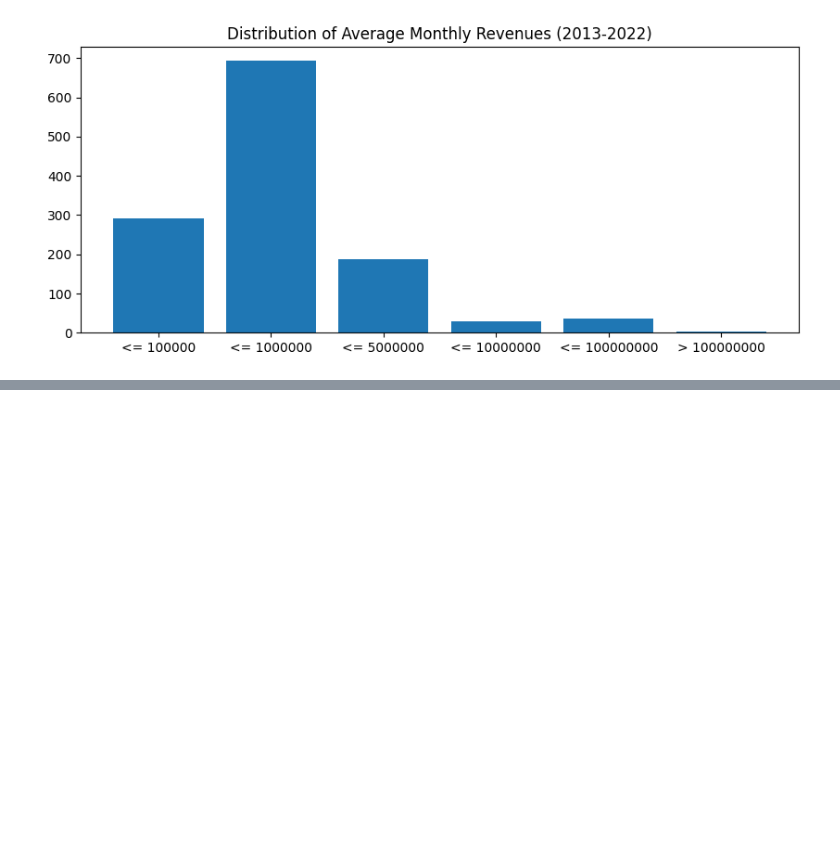
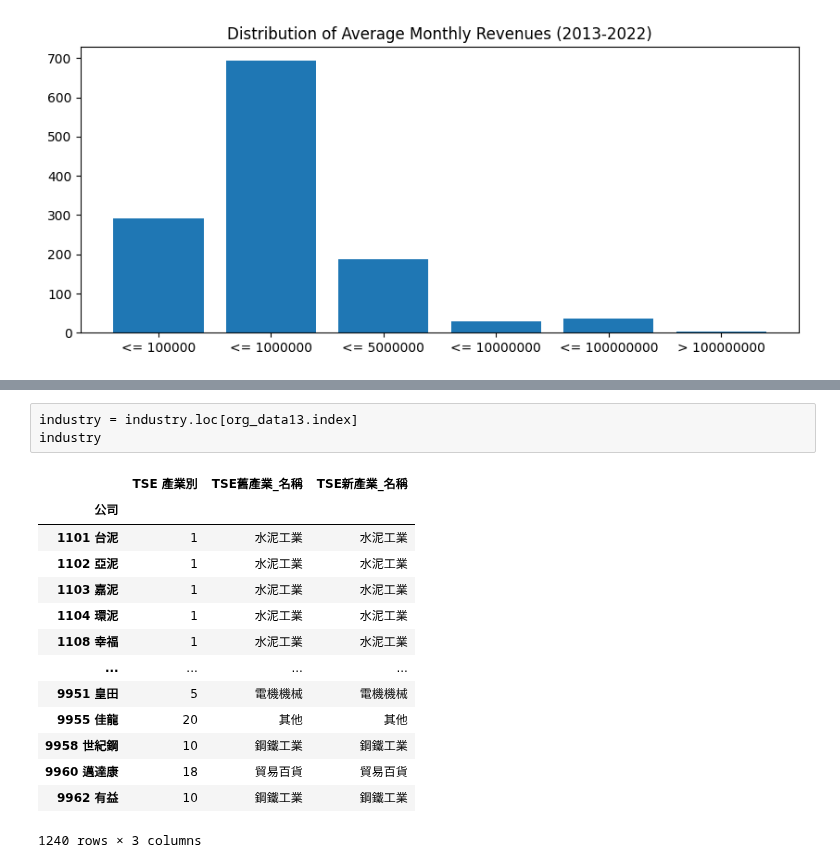
Before and after one commit to angel870326/Monthly-Revenue, a Jupyter notebook: 008_data_analysis_v2.ipynb, the cells around one changed output, grey strips where cells are left out. Saved outputs shown, nothing was run; the diff lists cells and outputs as text; blank space fills up the shorter version.

```diff
--- a/008_data_analysis_v2.ipynb
+++ b/008_data_analysis_v2.ipynb
@@ -403,0 +427,18 @@ plt.show()
+# %%
+industry = industry.loc[org_data13.index]
+industry
+# %% [output]
+|  | TSE 產業別 | TSE舊產業_名稱 | TSE新產業_名稱 |
+| 公司 |  |  |  |
+| 1101 台泥 | 1 | 水泥工業 | 水泥工業 |
+| 1102 亞泥 | 1 | 水泥工業 | 水泥工業 |
+| 1103 嘉泥 | 1 | 水泥工業 | 水泥工業 |
+| 1104 環泥 | 1 | 水泥工業 | 水泥工業 |
+| 1108 幸福 | 1 | 水泥工業 | 水泥工業 |
+| ... | ... | ... | ... |
+| 9951 皇田 | 5 | 電機機械 | 電機機械 |
+| 9955 佳龍 | 20 | 其他 | 其他 |
+| 9958 世紀鋼 | 10 | 鋼鐵工業 | 鋼鐵工業 |
+| 9960 邁達康 | 18 | 貿易百貨 | 貿易百貨 |
+| 9962 有益 | 10 | 鋼鐵工業 | 鋼鐵工業 |
+1240 rows × 3 columns
```
Also changed, not shown: parts of 4 cells of this notebook.
